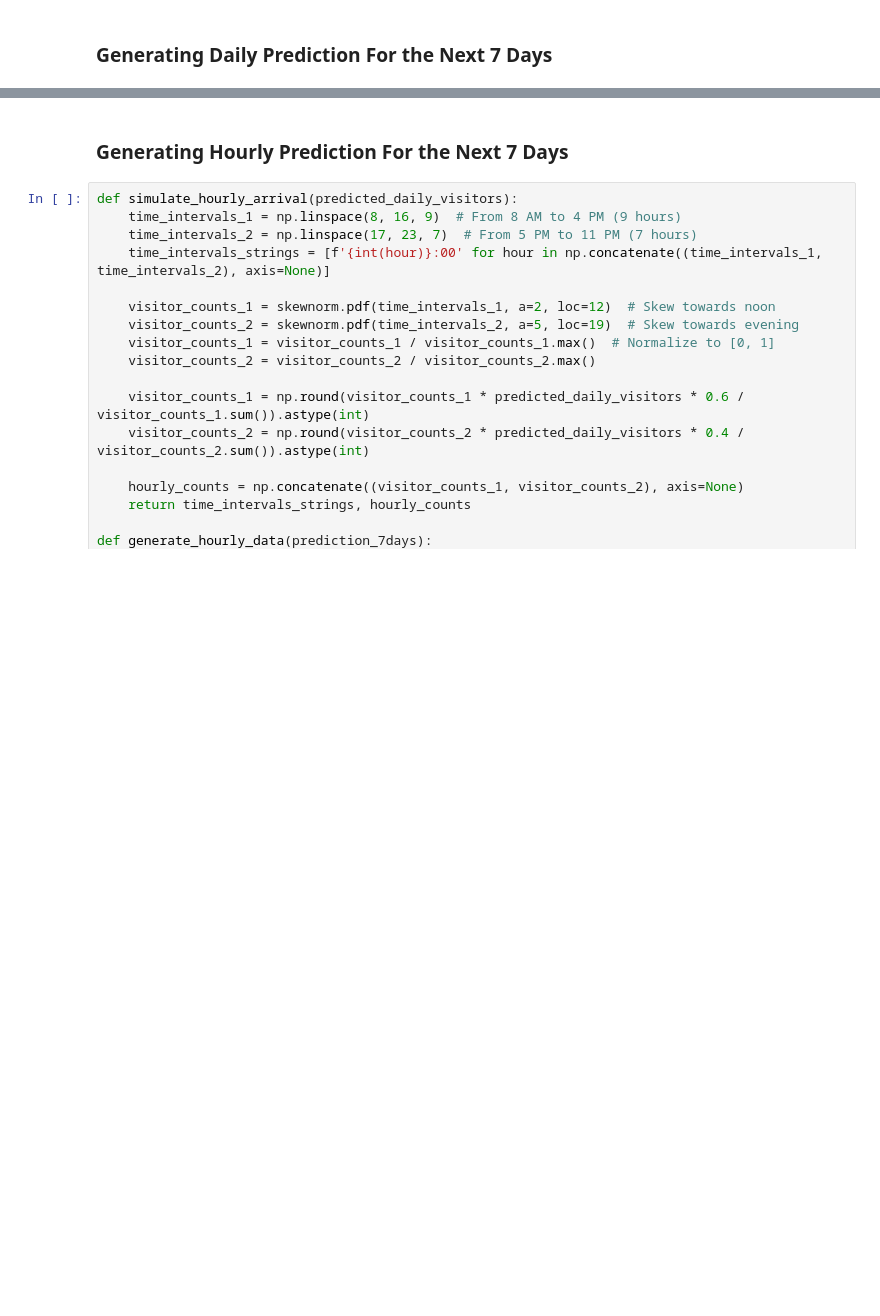
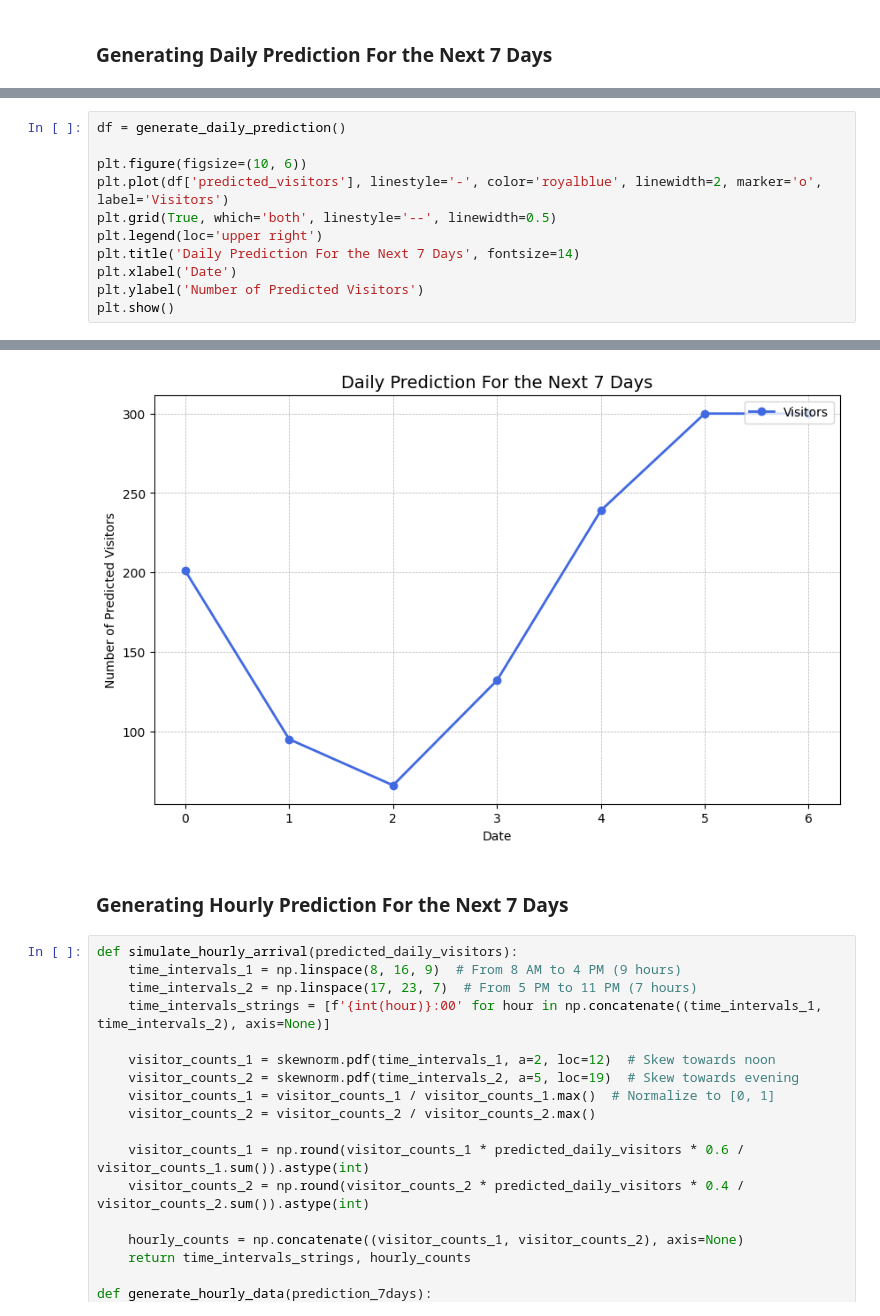
Before and after one commit to bcc2023/ShiftWell-Restaurant-Dashboard, a Jupyter notebook: Backend/models/Demand_Forecast/lstm_model_final.ipynb, the cells around one changed output, grey strips where cells are left out. Saved outputs shown, nothing was run; the diff lists cells and outputs as text; blank space fills up the shorter version.

```diff
--- a/Backend/models/Demand_Forecast/lstm_model_final.ipynb
+++ b/Backend/models/Demand_Forecast/lstm_model_final.ipynb
@@ -373,2 +374,14 @@ generate_daily_prediction()
 | 5 | 2024-04-29 | 300.0 |
 | 6 | 2024-04-30 | 300.0 |
+# %%
+df = generate_daily_prediction()
+
+plt.figure(figsize=(10, 6))
+plt.plot(df['predicted_visitors'], linestyle='-', color='royalblue', linewidth=2, marker='o', label='Visitors')
+plt.grid(True, which='both', linestyle='--', linewidth=0.5)
+plt.legend(loc='upper right')
+plt.title('Daily Prediction For the Next 7 Days', fontsize=14)
+plt.xlabel('Date')
+plt.ylabel('Number of Predicted Visitors')
+plt.show()
+# %% [output]
@@ -375,3 +389,4 @@ generate_daily_prediction()
+[figure, added]
 # %% [markdown]
 ### Generating Hourly Prediction For the Next 7 Days
 # %%
```
Also changed, not shown: parts of 11 cells of this notebook.
